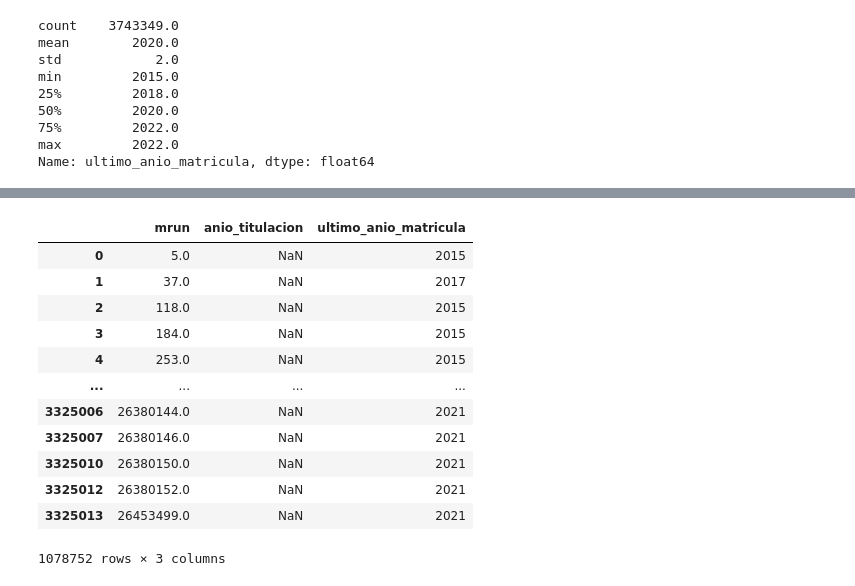
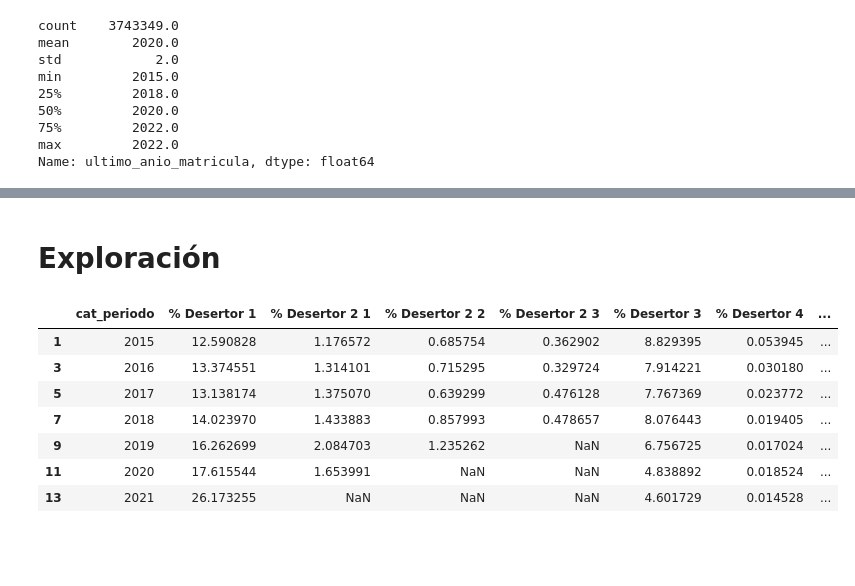
Before and after one commit to GianniCatBug/MDS7201-mineduc-desercion, a Jupyter notebook: notebooks/2-exploracion-desercion.ipynb, the cells around one changed output, grey strips where cells are left out. Cells and saved outputs as stored; diff of their text form; code cells hidden in the pictures; blank space fills up the shorter version.

```diff
--- a/notebooks/2-exploracion-desercion.ipynb
+++ b/notebooks/2-exploracion-desercion.ipynb
@@ -617,19 +155,0 @@ ruts[ruts["desertor_7"]==1]
-# %%
-matriculados[
-    (matriculados["anio_titulacion"].isna())
-    & (matriculados["ultimo_anio_matricula"] < 2022)
-][["mrun", "anio_titulacion", "ultimo_anio_matricula"]].drop_duplicates()
-# %% [output]
-|  | mrun | anio_titulacion | ultimo_anio_matricula |
-| 0 | 5.0 | NaN | 2015 |
-| 1 | 37.0 | NaN | 2017 |
-| 2 | 118.0 | NaN | 2015 |
-| 3 | 184.0 | NaN | 2015 |
-| 4 | 253.0 | NaN | 2015 |
-| ... | ... | ... | ... |
-| 3325006 | 26380144.0 | NaN | 2021 |
-| 3325007 | 26380146.0 | NaN | 2021 |
-| 3325010 | 26380150.0 | NaN | 2021 |
-| 3325012 | 26380152.0 | NaN | 2021 |
-| 3325013 | 26453499.0 | NaN | 2021 |
-1078752 rows × 3 columns
@@ -635,0 +258,2 @@ matriculados[
+# %% [markdown]
+# Exploración
@@ -635,0 +271,11 @@ matriculados[
+# %%
+df_plots
+# %% [output]
+|  | cat_periodo | % Desertor 1 | % Desertor 2 1 | % Desertor 2 2 | % Desertor 2 3 | % Desertor 3 | % Desertor 4 | ... |
+| 1 | 2015 | 12.590828 | 1.176572 | 0.685754 | 0.362902 | 8.829395 | 0.053945 | ... |
+| 3 | 2016 | 13.374551 | 1.314101 | 0.715295 | 0.329724 | 7.914221 | 0.030180 | ... |
+| 5 | 2017 | 13.138174 | 1.375070 | 0.639299 | 0.476128 | 7.767369 | 0.023772 | ... |
+| 7 | 2018 | 14.023970 | 1.433883 | 0.857993 | 0.478657 | 8.076443 | 0.019405 | ... |
+| 9 | 2019 | 16.262699 | 2.084703 | 1.235262 | NaN | 6.756725 | 0.017024 | ... |
+| 11 | 2020 | 17.615544 | 1.653991 | NaN | NaN | 4.838892 | 0.018524 | ... |
+| 13 | 2021 | 26.173255 | NaN | NaN | NaN | 4.601729 | 0.014528 | ... |
```
Also changed, not shown: parts of 65 cells of this notebook.
